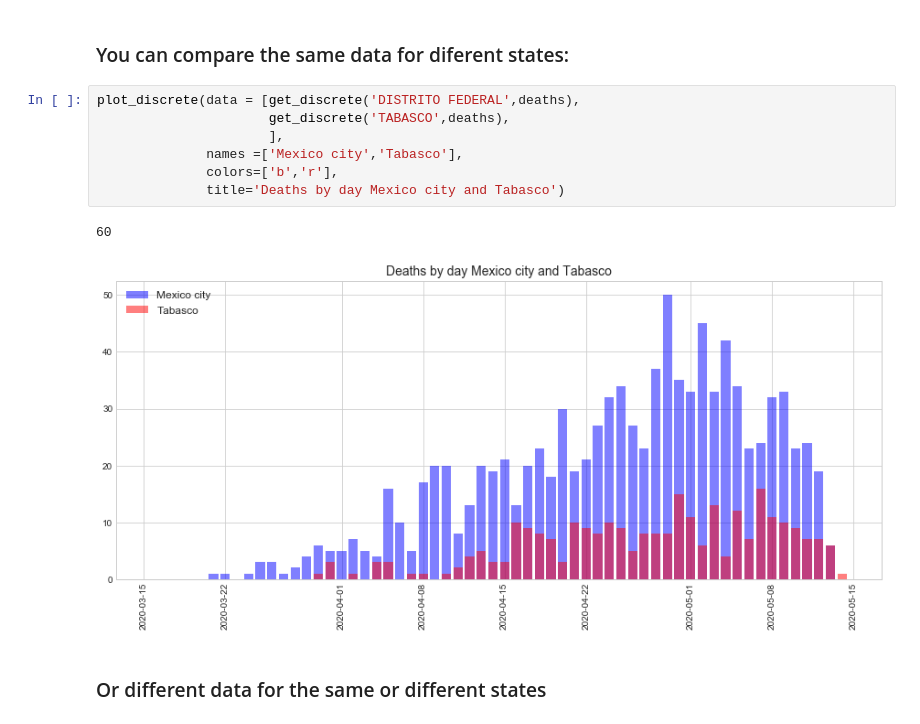
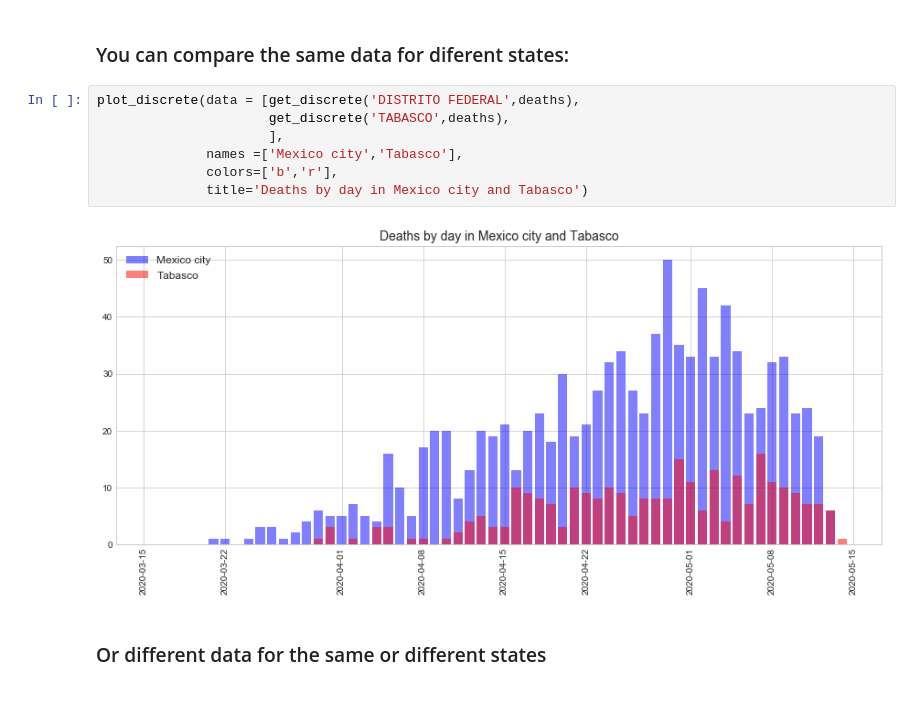
Before and after one commit to mesielepush/Covid19-Mexico-Data-Analysis-Jupyter-Notebook, a Jupyter notebook: MexicoCovidDescriptiveGeneral.ipynb, the cells around one changed output. Drawn from its saved outputs; the diff is of its cells as text.

Commit message:
Cleaning cells and plot examples

```diff
--- a/MexicoCovidDescriptiveGeneral.ipynb
+++ b/MexicoCovidDescriptiveGeneral.ipynb
@@ -147,13 +137,12 @@ def plot_discrete(data, names ='no_name',colors=None, title=None):
 # %%
 plot_discrete(data = [get_discrete('DISTRITO FEDERAL',deaths),
                       get_discrete('TABASCO',deaths),
                       ],
               names =['Mexico city','Tabasco'],
               colors=['b','r'],
-              title='Deaths by day Mexico city and Tabasco')
+              title='Deaths by day in Mexico city and Tabasco')
 # %% [output]
-60
-[figure, old version]
+[figure, new version]
 # %% [markdown]
 ### Or different data for the same or different states
 # %%
```
Also changed, not shown: parts of 9 cells of this notebook, 1 other file.
